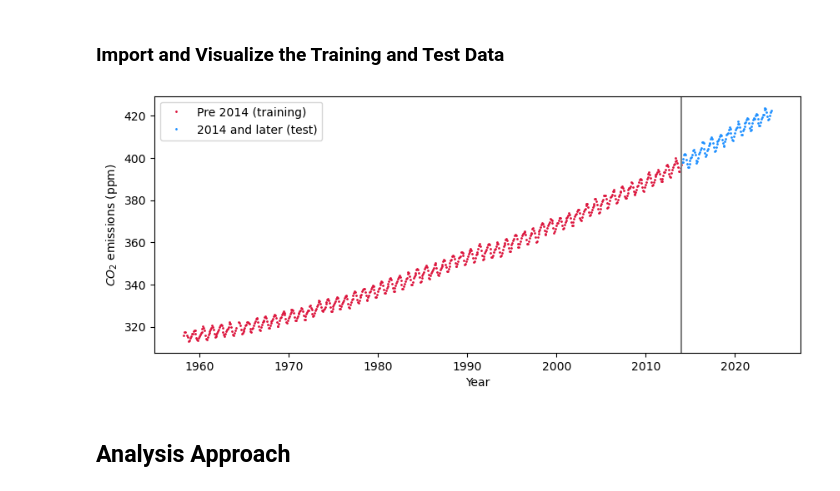
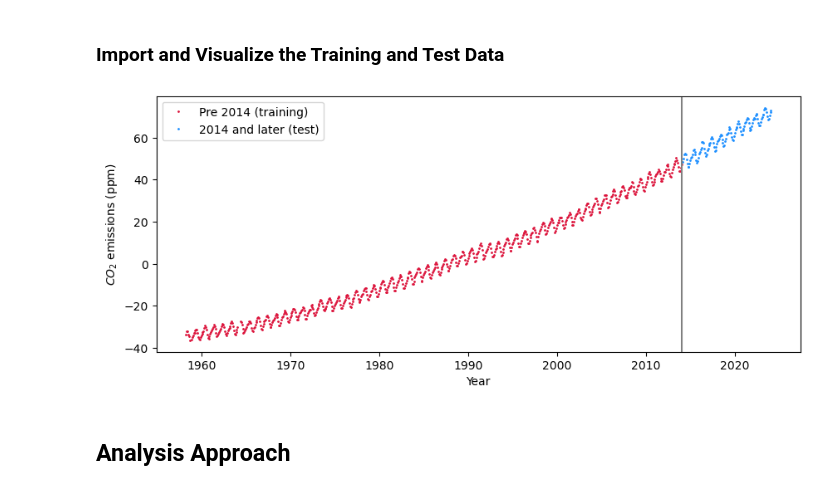
Before and after one commit to twilkening/ae8803, a Jupyter notebook: Final_Project/0_assignment2_via_torch.ipynb, the cells around one changed output. Cells and saved outputs as stored; diff of their text form; code cells hidden in the pictures.

```diff
--- a/Final_Project/0_assignment2_via_torch.ipynb
+++ b/Final_Project/0_assignment2_via_torch.ipynb
@@ -28,30 +28,44 @@ Your training data must be limited to all years before 2014, i.e., you may only
 # %%
 import pandas as pd
 import matplotlib.pyplot as plt
 import numpy as np
 import scipy
+import math
 import torch
+import sys
+sys.path.insert(0,'C:\\Users\\twilkeni\\AppData\\Local\\anaconda3\\envs\\pytorch-env\\site-packages')
+import gpytorch
+import pyro
+# from pyro.infer.mcmc import NUTS, MCMC, HMC
 
 # read in and clean the data:
 df = pd.read_csv('monthly_in_situ_co2_mlo.csv',skiprows=64,header=None)
 df.drop([0,1,2,5,6,7,8,9,10],axis=1,inplace=True)
 df.columns = ["Date","CO2"]
 df = df[df['CO2']> 0]
 
 # visualize training vs test data
 df2014 = df[df['Date']< 2014]
 dfnew = df[df['Date']>= 2014]
 
+# convert data frames to tensors
+data2014 = df2014.to_numpy()
+train_x = torch.Tensor(data2014[:,0])
+train_y = torch.Tensor(data2014[:,1] - np.mean(data2014[:,1]))
+datanew = dfnew.to_numpy()
+new_x = torch.Tensor(datanew[:,0])
+new_y = torch.Tensor(datanew[:,1] - np.mean(data2014[:,1]))
+
 fig = plt.figure(figsize=(10,4))
-plt.plot(df2014['Date'].values, df2014['CO2'].values, 'o', ms=1, color='crimson', label='Pre 2014 (training)')
-plt.plot(dfnew['Date'].values, dfnew['CO2'].values, 'o', ms=1, color='dodgerblue', label='2014 and later (test)')
+plt.plot(train_x.numpy(), train_y.numpy(), 'o', ms=1, color='crimson', label='Pre 2014 (training)')
+plt.plot(new_x.numpy(), new_y.numpy(), 'o', ms=1, color='dodgerblue', label='2014 and later (test)')
 plt.legend()
 plt.axvline(x=2014, color="grey")
 plt.xlabel('Year')
 plt.ylabel(r'$CO_2$ emissions (ppm)')
 plt.show()
 # %% [output]
-[figure, old version]
+[figure, new version]
 # %% [markdown]
 ## Analysis Approach
 # %% [markdown]
```
Also changed, not shown: parts of 24 cells of this notebook, 2 other files.
